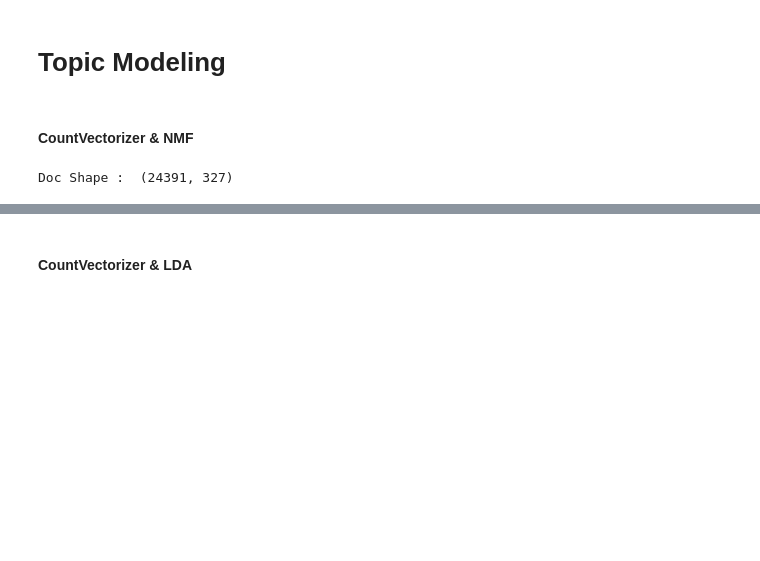
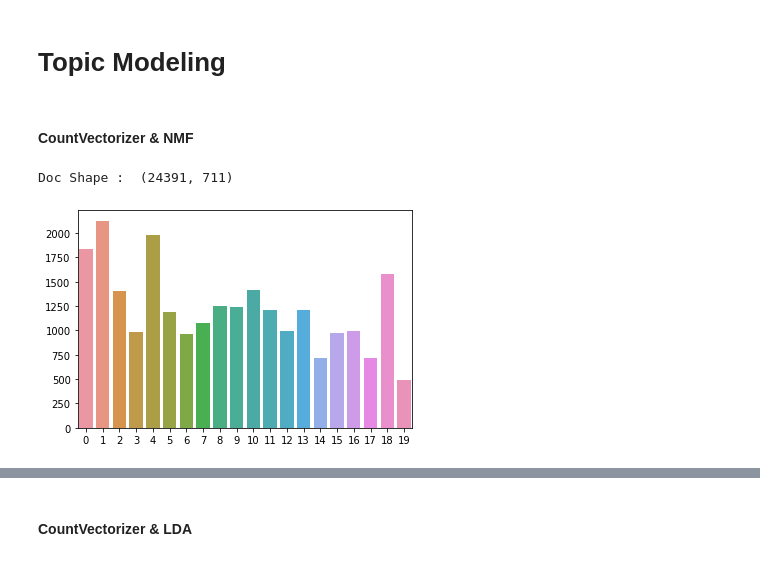
Before and after one commit to silvernine209/nlp_bitcoin_trading, a Jupyter notebook: bitcoin_trader_v2.ipynb, the cells around one changed output, grey strips where cells are left out. Saved outputs shown, nothing was run; the diff lists cells and outputs as text; code cells hidden in the pictures; blank space fills up the shorter version.

```diff
--- a/bitcoin_trader_v2.ipynb
+++ b/bitcoin_trader_v2.ipynb
@@ -63,10 +79,17 @@ import requests
 
 
 # NLP
-from sklearn.feature_extraction.text import TfidfVectorizer
+from sklearn.feature_extraction.text import CountVectorizer,TfidfVectorizer
 from contractions import CONTRACTION_MAP
 import nltk
 from nltk.tokenize.toktok import ToktokTokenizer
+from nltk.tokenize import word_tokenize
+# nltk.download('punkt')
+from nltk.tokenize import MWETokenizer # multi-word expression
+from nltk.tag import pos_tag
+# nltk.download('averaged_perceptron_tagger')
+# nltk.download('tagsets')
+
 from gensim import corpora, models, similarities, matutils
 import spacy
 #python -m spacy download en_core_web_md
@@ -76,9 +99,16 @@ nlp = en_core_web_md.load(parse=True, tag=True, entity=True)
 tokenizer = ToktokTokenizer()
 #nltk.download('stopwords')
 stopword_list = nltk.corpus.stopwords.words('english')
-stopword_list+=['crypto', 'cryptocurrencie', 'cryptocurrencies', 'cryptocurrency', 'btc']
+stopword_list+=['crypto','Crypto' 'cryptocurrencie', 'cryptocurrencies', 'Cryptocurrencies',
+                'cryptocurrency','Cryptocurrency', 'btc','Bitcoin','bitcoin','cryptocryptocurrencie']
+
 # stopword_list.remove('no')
 # stopword_list.remove('not')
+from sklearn.decomposition import NMF
+from spacy import displacy
+#!pip install vaderSentiment
+from vaderSentiment.vaderSentiment import SentimentIntensityAnalyzer
+from textblob import TextBlob
 
 # Tools
 import string
@@ -92,11 +122,13 @@ import numpy as np
 import pickle
 import random
 from tqdm import tqdm, trange
+from sklearn import preprocessing
 
 # Visualization
 import seaborn as sns
 import matplotlib.pyplot as plt
 %matplotlib inline
+#pd.reset_option('^display.', silent=True) #Resets all pandas options
 # %% [markdown]
 # Functions
 # %% [markdown]
@@ -464,21 +479,23 @@ with open('df_news_clean.pkl','wb') as picklefile:
 # %% [markdown]
 #### CountVectorizer & NMF
 # %%
-# Bag of Word Model
-from sklearn.feature_extraction.text import CountVectorizer
-from sklearn.decomposition import NMF
-#from sklearn.metrics.pairwise import cosine_similarity
-
 # Load df_news_raw
 with open('df_news_clean.pkl', 'rb') as picklefile:
     df_news_clean = pickle.load(picklefile)
 
 # Create vectorized matrix with stopword
-vectorizer = CountVectorizer(stop_words=stopword_list,max_df=0.30, min_df=0.01)
-#doc_word = vectorizer.fit_transform(df_news_clean['title_intro_clean_stem'])
-#print("Doc_stem Shape : ",doc_word.shape)
+vectorizer = CountVectorizer(ngram_range=(1, 2),stop_words=stopword_list,max_df=0.20,min_df=0.005)#,max_df=0.30, min_df=0.01)
 doc_word = vectorizer.fit_transform(df_news_clean['title_intro_clean'])
 print("Doc Shape : ",doc_word.shape)
+
+# Define NMF model
+nmf_model = NMF(n_components=20, init='random', random_state=0)
+doc_topics = nmf_model.fit_transform(doc_word)
+
+# Check cluster distribution
+doc_cluster = doc_topics.argmax(axis = 1)
+sns.barplot(x=pd.Series(doc_cluster).value_counts().keys(),y=pd.Series(doc_cluster).value_counts().values);
 # %% [output]
-Doc Shape :  (24391, 327)
+Doc Shape :  (24391, 711)
+[figure, added]
 # %%
```
Also changed, not shown: parts of 54 cells of this notebook.
